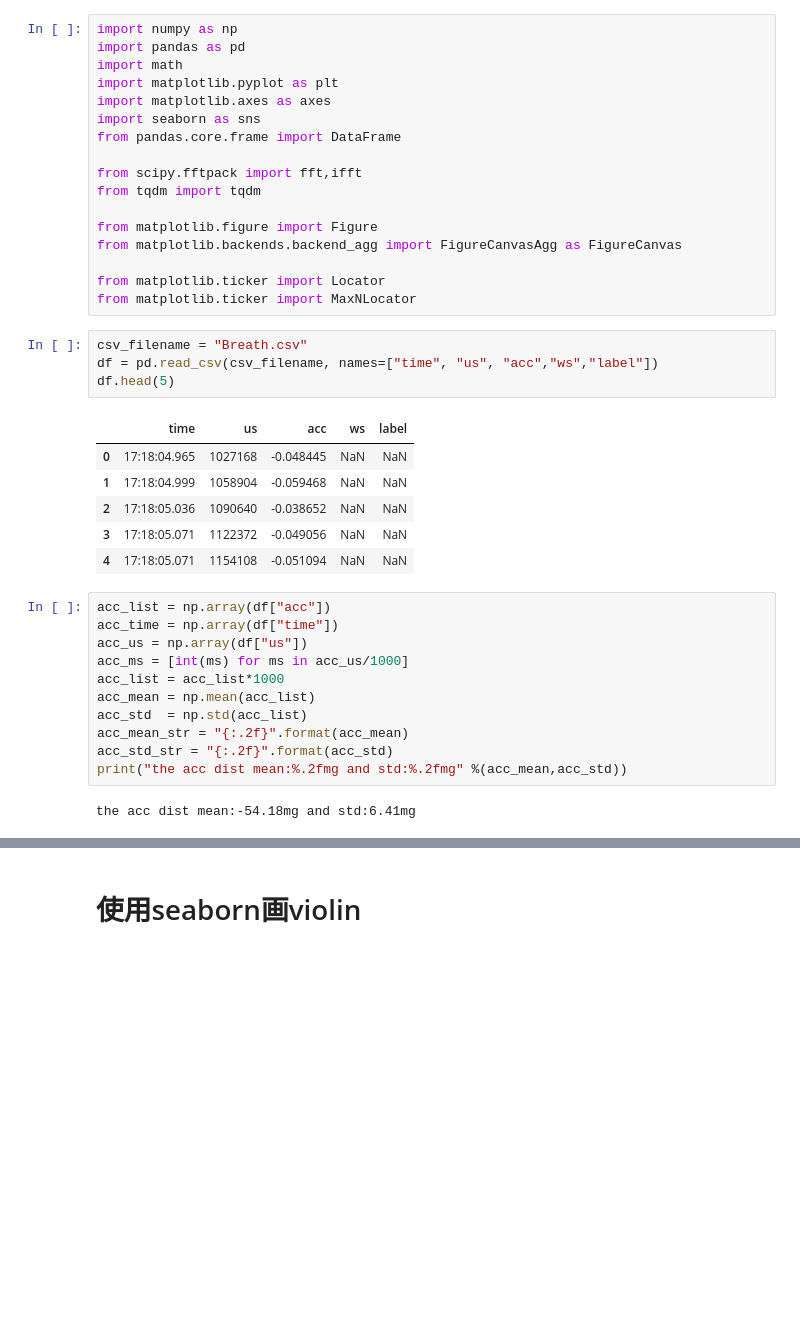
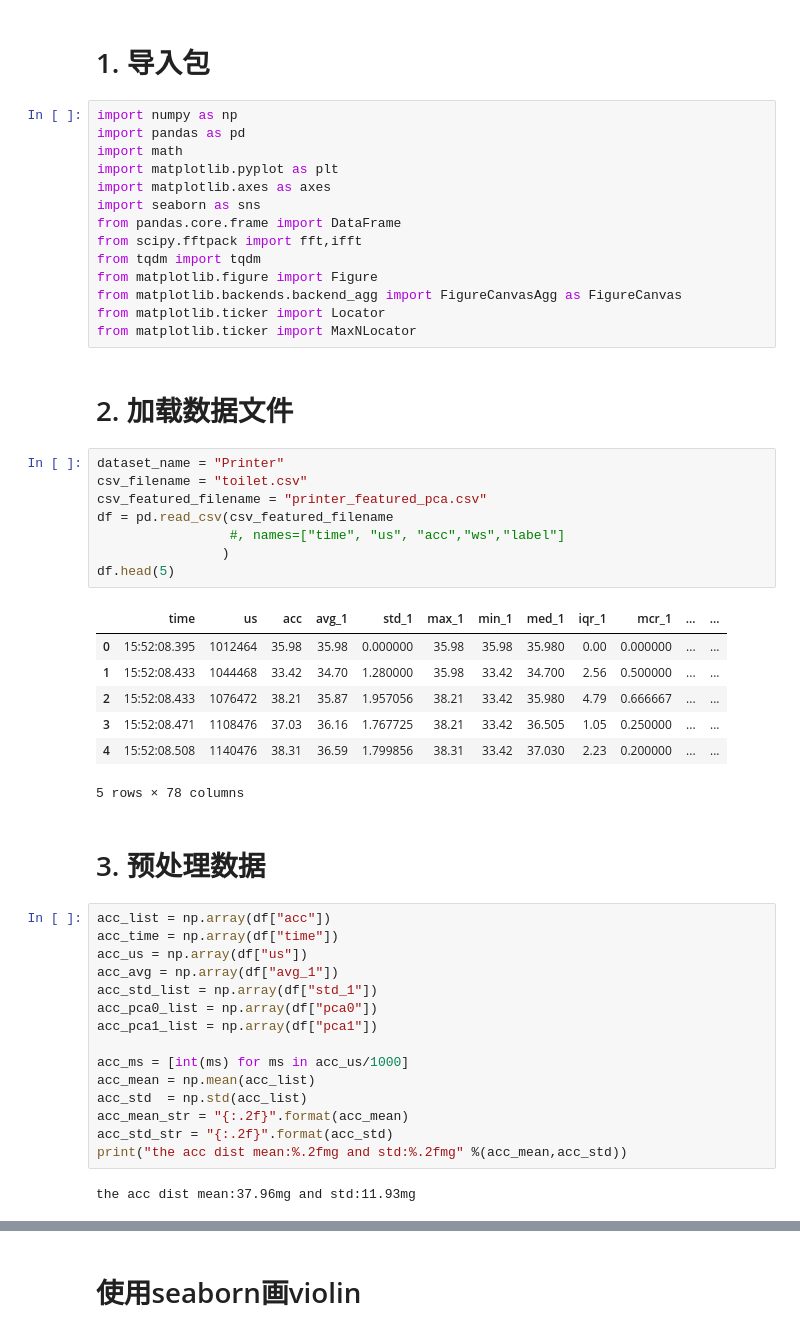
Before and after one commit to techyoung-edu/sleepmonitor, a Jupyter notebook: data2frames.ipynb, the cells around one changed output, grey strips where cells are left out. Drawn from its saved outputs; the diff is of its cells as text; blank space fills up the shorter version.

```diff
--- a/data2frames.ipynb
+++ b/data2frames.ipynb
@@ -1,3 +1,5 @@
+# %% [markdown]
+# 1. 导入包
 # %%
 import numpy as np
 import pandas as pd
@@ -6,37 +8,47 @@ import matplotlib.pyplot as plt
 import matplotlib.axes as axes
 import seaborn as sns
 from pandas.core.frame import DataFrame
-
 from scipy.fftpack import fft,ifft
 from tqdm import tqdm
-
 from matplotlib.figure import Figure
 from matplotlib.backends.backend_agg import FigureCanvasAgg as FigureCanvas
-
 from matplotlib.ticker import Locator
 from matplotlib.ticker import MaxNLocator
+# %% [markdown]
+# 2. 加载数据文件
 # %%
-csv_filename = "Breath.csv"
-df = pd.read_csv(csv_filename, names=["time", "us", "acc","ws","label"])
+dataset_name = "Printer"
+csv_filename = "toilet.csv"
+csv_featured_filename = "printer_featured_pca.csv"
+df = pd.read_csv(csv_featured_filename
+                 #, names=["time", "us", "acc","ws","label"]
+                )
 df.head(5)
 # %% [output]
-|  | time | us | acc | ws | label |
-| 0 | 17:18:04.965 | 1027168 | -0.048445 | NaN | NaN |
-| 1 | 17:18:04.999 | 1058904 | -0.059468 | NaN | NaN |
-| 2 | 17:18:05.036 | 1090640 | -0.038652 | NaN | NaN |
-| 3 | 17:18:05.071 | 1122372 | -0.049056 | NaN | NaN |
-| 4 | 17:18:05.071 | 1154108 | -0.051094 | NaN | NaN |
+|  | time | us | acc | avg_1 | std_1 | max_1 | min_1 | med_1 | iqr_1 | mcr_1 | ... | ... |
+| 0 | 15:52:08.395 | 1012464 | 35.98 | 35.98 | 0.000000 | 35.98 | 35.98 | 35.980 | 0.00 | 0.000000 | ... | ... |
+| 1 | 15:52:08.433 | 1044468 | 33.42 | 34.70 | 1.280000 | 35.98 | 33.42 | 34.700 | 2.56 | 0.500000 | ... | ... |
+| 2 | 15:52:08.433 | 1076472 | 38.21 | 35.87 | 1.957056 | 38.21 | 33.42 | 35.980 | 4.79 | 0.666667 | ... | ... |
+| 3 | 15:52:08.471 | 1108476 | 37.03 | 36.16 | 1.767725 | 38.21 | 33.42 | 36.505 | 1.05 | 0.250000 | ... | ... |
+| 4 | 15:52:08.508 | 1140476 | 38.31 | 36.59 | 1.799856 | 38.31 | 33.42 | 37.030 | 2.23 | 0.200000 | ... | ... |
+5 rows × 78 columns
+# %% [markdown]
+# 3. 预处理数据
 # %%
 acc_list = np.array(df["acc"])
 acc_time = np.array(df["time"])
 acc_us = np.array(df["us"])
+acc_avg = np.array(df["avg_1"])
+acc_std_list = np.array(df["std_1"])
+acc_pca0_list = np.array(df["pca0"])
+acc_pca1_list = np.array(df["pca1"])
+
 acc_ms = [int(ms) for ms in acc_us/1000]
-acc_list = acc_list*1000
 acc_mean = np.mean(acc_list)
 acc_std  = np.std(acc_list)
 acc_mean_str = "{:.2f}".format(acc_mean)
 acc_std_str = "{:.2f}".format(acc_std)
 print("the acc dist mean:%.2fmg and std:%.2fmg" %(acc_mean,acc_std))
 # %% [output]
-the acc dist mean:-54.18mg and std:6.41mg
+the acc dist mean:37.96mg and std:11.93mg
 # %% [markdown]
```
Also changed, not shown: parts of 15 cells of this notebook.
